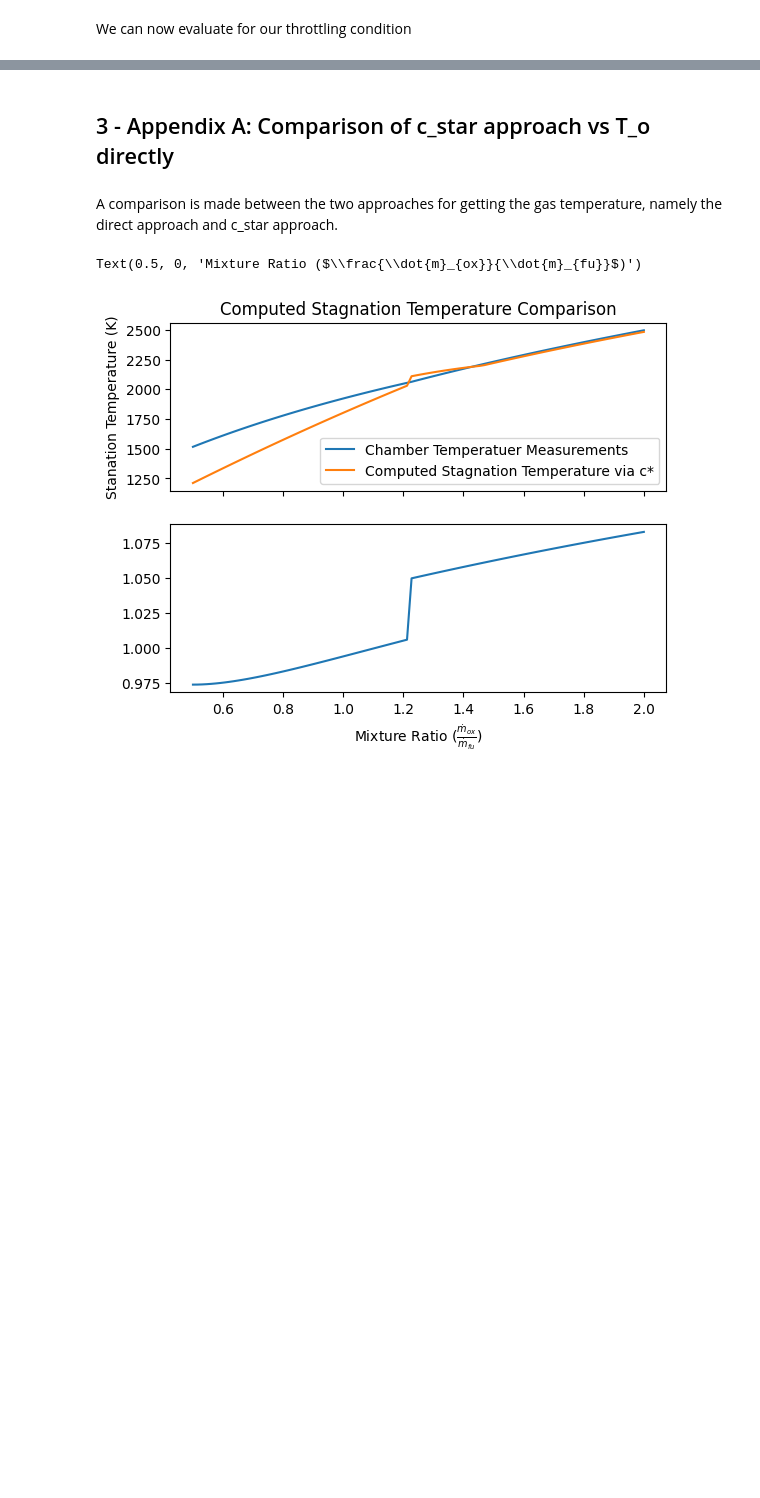
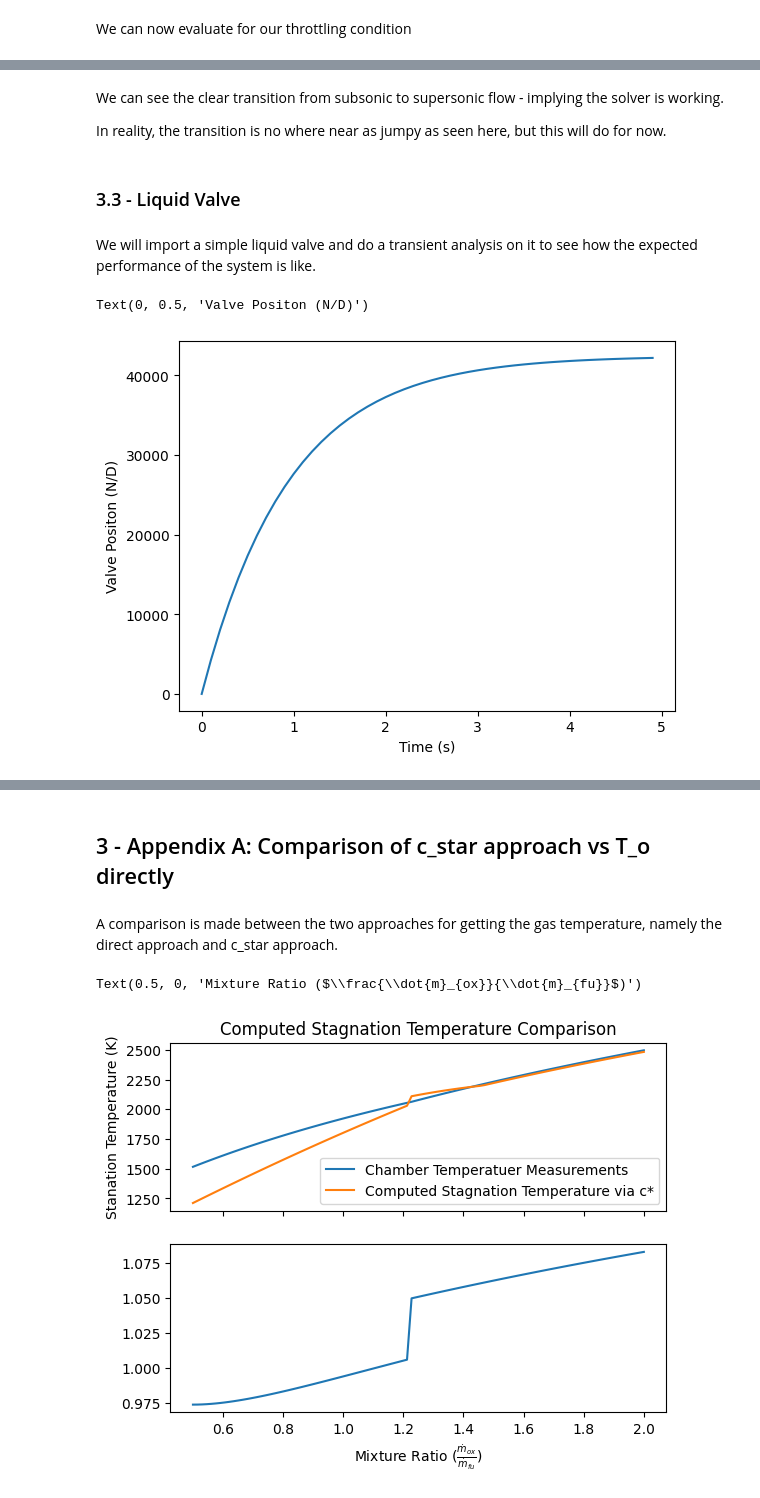
Before and after one commit to EliasAoubala/turboRocket, a Jupyter notebook: docs/gas_generator_validation.ipynb, the cells around one changed output, grey strips where cells are left out. Saved outputs shown, nothing was run; the diff lists cells and outputs as text; code cells hidden in the pictures; blank space fills up the shorter version.

```diff
--- a/docs/gas_generator_validation.ipynb
+++ b/docs/gas_generator_validation.ipynb
@@ -290,0 +417,40 @@ GG.solve_perturb(ox_in=oxidiser_2, fu_in=fuel_2)
+# %% [markdown]
+We can see the clear transition from subsonic to supersonic flow - implying the solver is working.
+
+In reality, the transition is no where near as jumpy as seen here, but this will do for now.
+# %% [markdown]
+### 3.3 - Liquid Valve
+# %% [markdown]
+We will import a simple liquid valve and do a transient analysis on it to see how the expected performance of the system is like.
+# %%
+valve = LiquidValve(cda = 1, tau=1, s_pos_init=0)
+
+up_str = IncompressibleFluid(rho = 100, P=100e5)
+do_str = IncompressibleFluid(rho = 100, P=10e5)
+
+
+m_dot_array = []
+pos_array = []
+
+dt = 0.1
+t_array = np.arange(0, 5, dt)
+
+valve.actuate(position=1)
+
+for t in t_array:
+
+    m_dot = valve.get_mdot(upstr=up_str, downstr=do_str)
+
+    pos = valve.get_pos()
+
+    pos_array.append(pos)
+    m_dot_array.append(m_dot)
+
+    valve.update_pos(dt=dt)
+
+plt.plot(t_array, m_dot_array)
+plt.xlabel("Time (s)")
+plt.ylabel("Valve Positon (N/D)")
+# %% [output]
+Text(0, 0.5, 'Valve Positon (N/D)')
+[figure, added]
```
Also changed, not shown: parts of 26 cells of this notebook, 2 other files.
